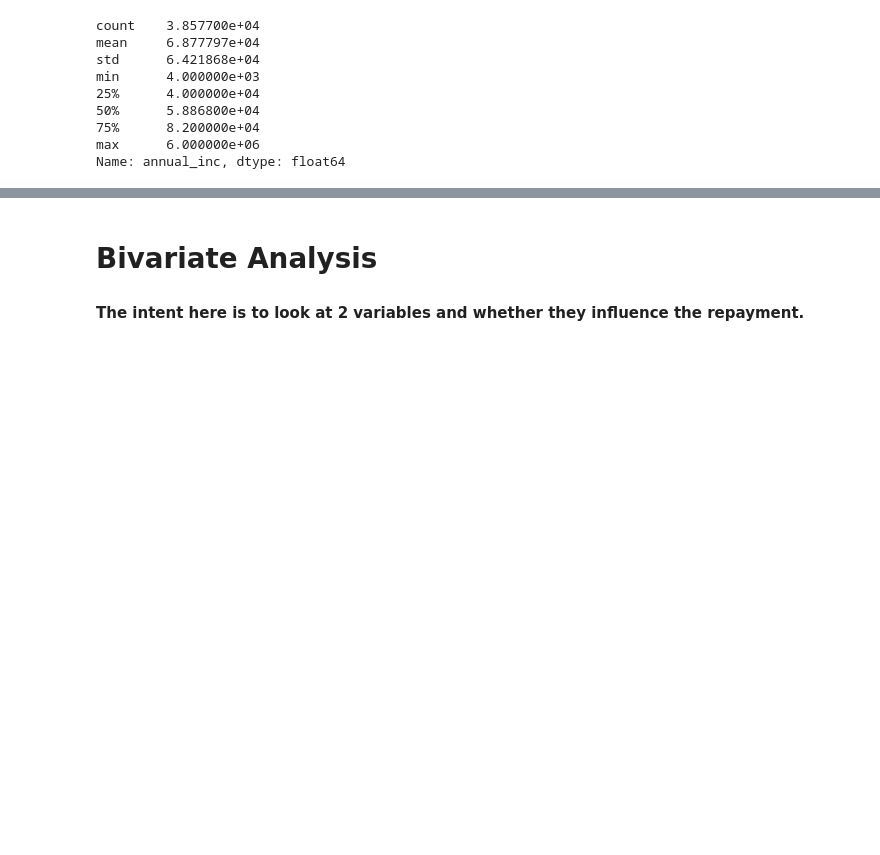
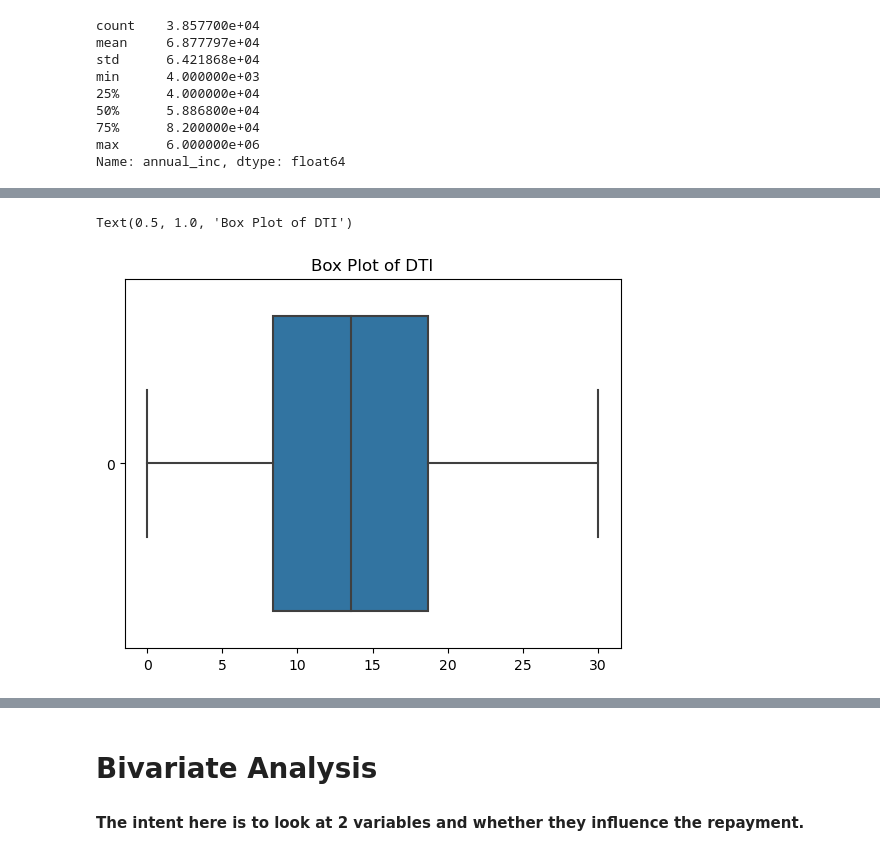
Before and after one commit to ajayvmohandas/lending_club_case_study, a Jupyter notebook: Lending-Club-Case-Study.ipynb, the cells around one changed output, grey strips where cells are left out. Saved outputs shown, nothing was run; the diff lists cells and outputs as text; code cells hidden in the pictures; blank space fills up the shorter version.

```diff
--- a/Lending-Club-Case-Study.ipynb
+++ b/Lending-Club-Case-Study.ipynb
@@ -191,0 +266,8 @@ Name: annual_inc, dtype: float64
+# %%
+# Analysing other numerical variables "dti", "loan_amnt", "funded_amnt_inv"
+#"dti"
+sns.boxplot(loan_df.dti,orient="h")
+plt.title("Box Plot of DTI")
+# %% [output]
+Text(0.5, 1.0, 'Box Plot of DTI')
+[figure, added]
```
Also changed, not shown: parts of 18 cells of this notebook, 1 other file.
